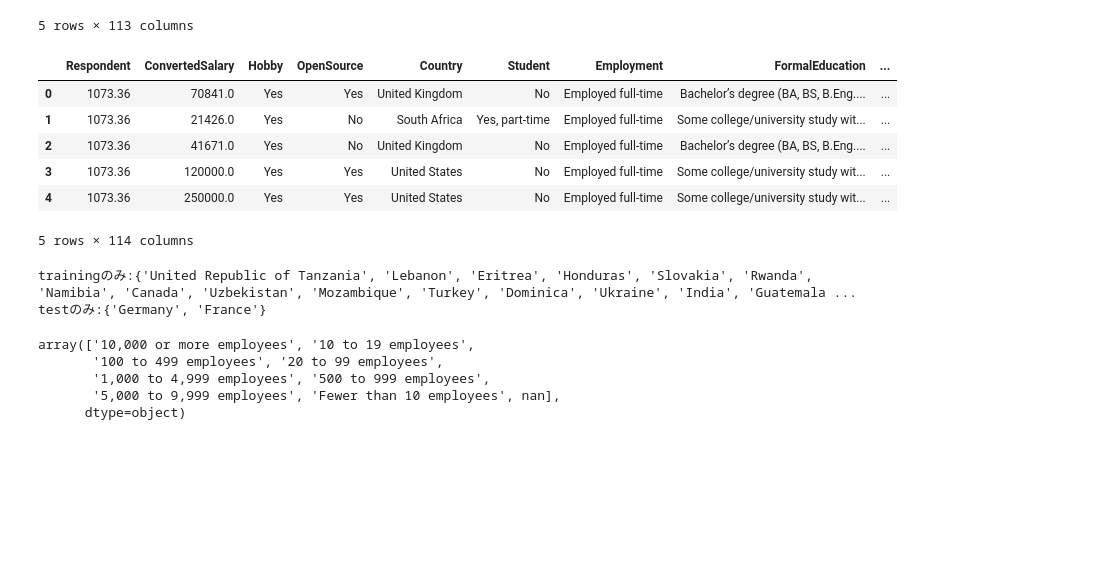
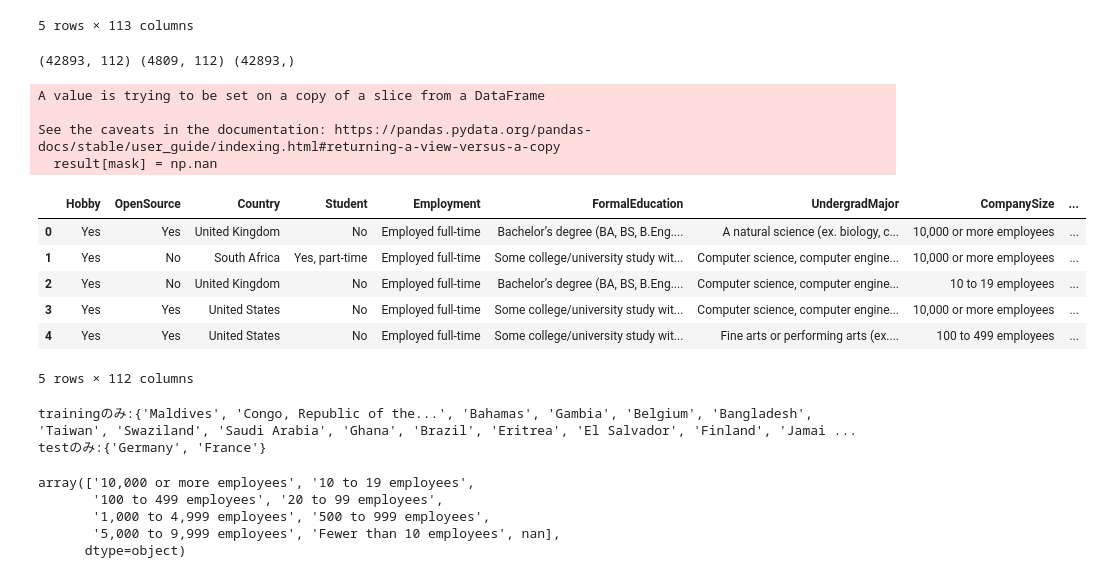
Before and after one commit to lemmingy/My_pipelines, a Jupyter notebook: liner_model.ipynb, the cells around one changed output. Saved outputs shown, nothing was run; the diff lists cells and outputs as text; code cells hidden in the pictures; blank space fills up the shorter version.

```diff
--- a/liner_model.ipynb
+++ b/liner_model.ipynb
@@ -44,4 +46,21 @@ df_test.head()
 | 3 | 123 | Yes | No | France | No | Employed full-time | Master’s degree (MA, MS, M.Eng., ... | A natural science (ex. biology, c... | ... |
 | 4 | 153 | No | No | Germany | No | Employed full-time | Some college/university study wit... | Computer science, computer engine... | ... |
 5 rows × 113 columns
+# %%
+# ターゲットを分けておく。IDも分けておく
+target = "ConvertedSalary"
+id = "Respondent"
+try:
+  df_train_y = df_train[target]
+  df_train.drop(columns = target, inplace = True)
+  df_train_id = df_train[id]
+  df_test_id = df_test[id]
+  df_train.drop(columns = id, inplace = True)
+  df_test.drop(columns = id, inplace = True)
+except:
+  pass
+
+print(df_train.shape, df_test.shape, df_train_y.shape)
+# %% [output]
+(42893, 112) (4809, 112) (42893,)
 # %%
@@ -63,21 +94,26 @@ lis_cols_num, lis_cols_cat  =  get_columns(df_train)
 # %%
 # 数値カラムの外れ値の影響を減らすためのクリッピング
 def clip(df, lis_cols_num):
   for col in lis_cols_num:
     upperbound, lowerbound= np.percentile(df[col],[1,99])
     df[col]=np.clip(df[col],upperbound,lowerbound)
     return df
 
 df_train = clip(df_train, lis_cols_num)
+df_test = clip(df_test, lis_cols_num)
 df_train.head()
 # %% [output]
+A value is trying to be set on a copy of a slice from a DataFrame
+
+See the caveats in the documentation: https://pandas.pydata.org/pandas-docs/stable/user_guide/indexing.html#returning-a-view-versus-a-copy
+  result[mask] = np.nan
-|  | Respondent | ConvertedSalary | Hobby | OpenSource | Country | Student | Employment | FormalEducation | ... |
-| 0 | 1073.36 | 70841.0 | Yes | Yes | United Kingdom | No | Employed full-time | Bachelor’s degree (BA, BS, B.Eng.... | ... |
-| 1 | 1073.36 | 21426.0 | Yes | No | South Africa | Yes, part-time | Employed full-time | Some college/university study wit... | ... |
-| 2 | 1073.36 | 41671.0 | Yes | No | United Kingdom | No | Employed full-time | Bachelor’s degree (BA, BS, B.Eng.... | ... |
-| 3 | 1073.36 | 120000.0 | Yes | Yes | United States | No | Employed full-time | Some college/university study wit... | ... |
-| 4 | 1073.36 | 250000.0 | Yes | Yes | United States | No | Employed full-time | Some college/university study wit... | ... |
+|  | Hobby | OpenSource | Country | Student | Employment | FormalEducation | UndergradMajor | CompanySize | ... |
+| 0 | Yes | Yes | United Kingdom | No | Employed full-time | Bachelor’s degree (BA, BS, B.Eng.... | A natural science (ex. biology, c... | 10,000 or more employees | ... |
+| 1 | Yes | No | South Africa | Yes, part-time | Employed full-time | Some college/university study wit... | Computer science, computer engine... | 10,000 or more employees | ... |
+| 2 | Yes | No | United Kingdom | No | Employed full-time | Bachelor’s degree (BA, BS, B.Eng.... | Computer science, computer engine... | 10 to 19 employees | ... |
+| 3 | Yes | Yes | United States | No | Employed full-time | Some college/university study wit... | Computer science, computer engine... | 10,000 or more employees | ... |
+| 4 | Yes | Yes | United States | No | Employed full-time | Some college/university study wit... | Fine arts or performing arts (ex.... | 100 to 499 employees | ... |
-5 rows × 114 columns
+5 rows × 112 columns
 # %%
 #カテゴリ列について、trainingにしか現れないカテゴリ、もしくはtestにしか現れないカテゴリを可視化
 def check_cat(df_train, df_test, col):
@@ -92,6 +128,6 @@ def check_cat(df_train, df_test, col):
 
 only_training, only_test = check_cat(df_train, df_test, "Country")
 # %% [output]
-trainingのみ:{'United Republic of Tanzania', 'Lebanon', 'Eritrea', 'Honduras', 'Slovakia', 'Rwanda', 'Namibia', 'Canada', 'Uzbekistan', 'Mozambique', 'Turkey', 'Dominica', 'Ukraine', 'India', 'Guatemala ...
+trainingのみ:{'Maldives', 'Congo, Republic of the...', 'Bahamas', 'Gambia', 'Belgium', 'Bangladesh', 'Taiwan', 'Swaziland', 'Saudi Arabia', 'Ghana', 'Brazil', 'Eritrea', 'El Salvador', 'Finland', 'Jamai ...
 testのみ:{'Germany', 'France'}
 # %%
```
Also changed, not shown: parts of 12 cells of this notebook.
